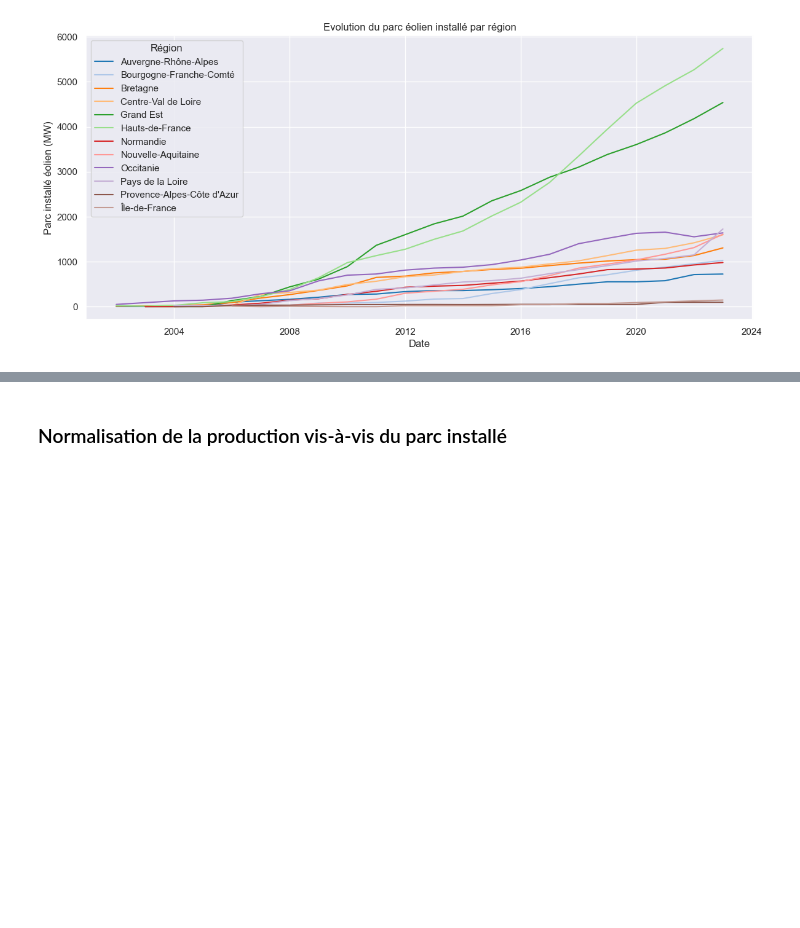
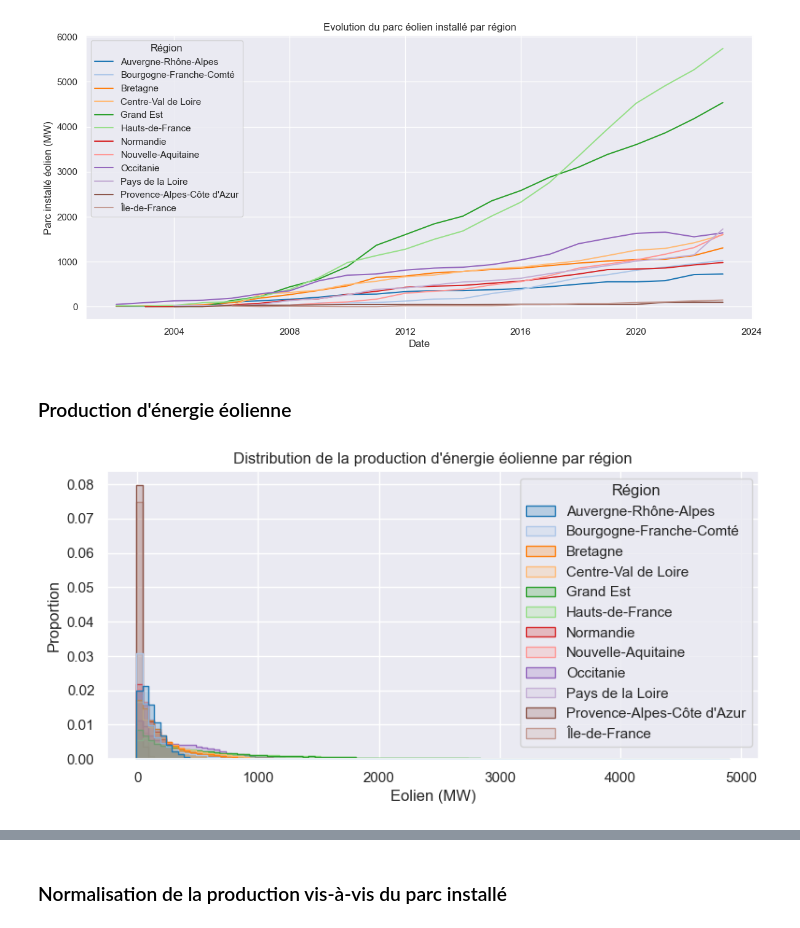
Before and after one commit to antonindurieux/prediction-energie-eolienne, a Jupyter notebook: prediction_energy_eolienne.ipynb, the cells around one changed output, grey strips where cells are left out. Saved outputs shown, nothing was run; the diff lists cells and outputs as text; code cells hidden in the pictures; blank space fills up the shorter version.

```diff
--- a/prediction_energy_eolienne.ipynb
+++ b/prediction_energy_eolienne.ipynb
@@ -71,4 +95,21 @@ plt.title("Evolution du parc éolien installé par région")
 plt.show()
 # %% [output]
 [figure]
+# %% [markdown]
+### Production d'énergie éolienne
+# %%
+plt.figure(figsize=(9, 4))
+sns.histplot(
+    production_df,
+    x="Eolien (MW)",
+    stat="proportion",
+    element="step",
+    hue="Région",
+    palette="tab20",
+    bins=100,
+)
+plt.title("Distribution de la production d'énergie éolienne par région")
+plt.show()
+# %% [output]
+[figure, added]
 # %%
```
Also changed, not shown: parts of 56 cells of this notebook, 6 other files.
